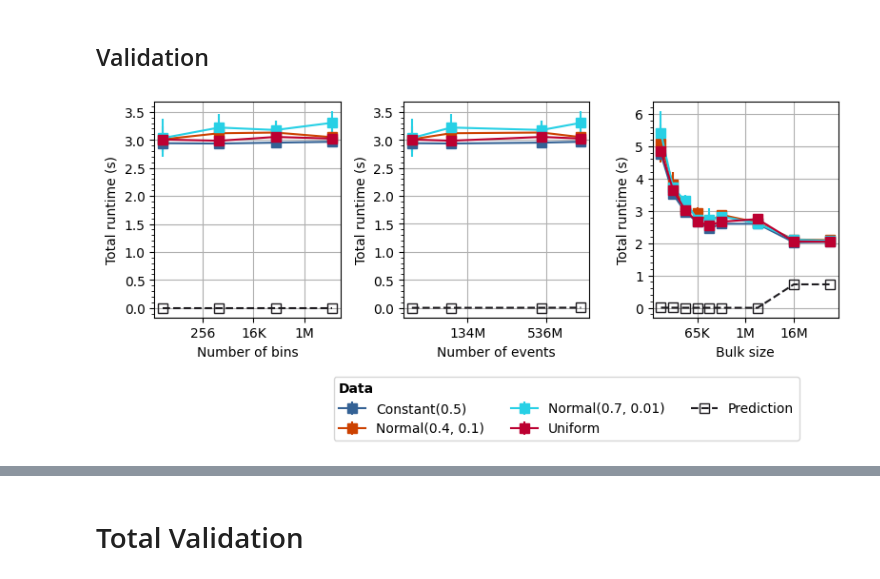
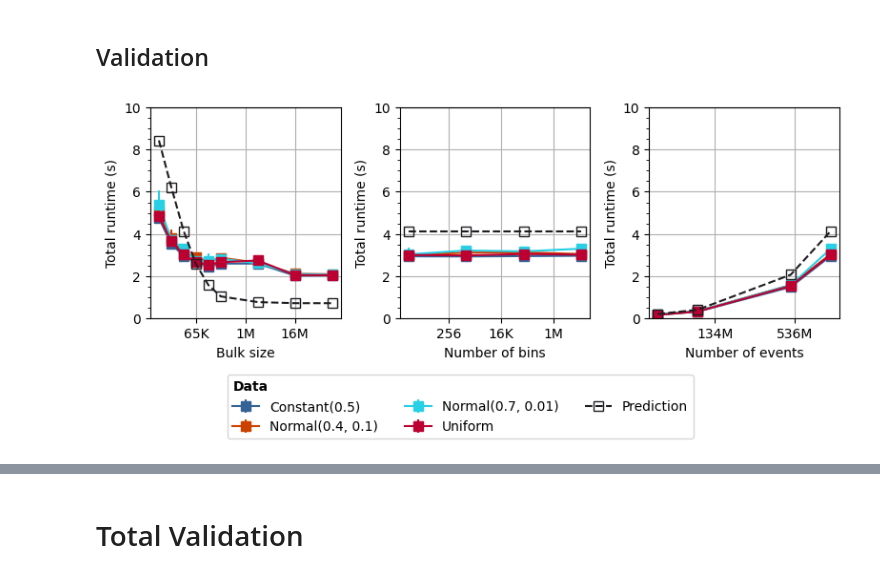
Before and after one commit to jolly-chen/msc-project, a Jupyter notebook: gpu-synchronous/validation.ipynb, the cells around one changed output, grey strips where cells are left out. Drawn from its saved outputs; the diff is of its cells as text; code cells hidden in the pictures.

Commit message:
[nb] updated plots

```diff
--- a/gpu-synchronous/validation.ipynb
+++ b/gpu-synchronous/validation.ipynb
@@ -2799,0 +3261,19 @@ plt.show()
+# %%
+def T_memcpy_das6(bytes, pinned):
+    alpha = gpu_alpha_pinned if pinned else gpu_alpha_paged
+    maxibw = gpu_maxibw_htod_pinned if pinned else gpu_maxibw_htod_paged
+    popt = ibw_smallpinned_popt if pinned else ibw_smallpaged_popt
+
+    try:
+        T = np.zeros(len(bytes)).astype(np.float64)
+        T[bytes < gpu_bw_threshold] = (
+            (1/ibw_small(bytes[bytes < gpu_bw_threshold], *popt))
+            * bytes[bytes < gpu_bw_threshold]
+        )
+        T[bytes >= gpu_bw_threshold] = maxibw * bytes[bytes >= gpu_bw_threshold]
+    except:
+        if bytes < gpu_bw_threshold:
+            T = (1/ibw_small(bytes, *popt)) * bytes
+        else:
+            T = maxibw * bytes
+    return T
@@ -2800,7 +3347,7 @@ plt.show()
 # %% [markdown]
 ## Validation
 # %%
-save = global_save; figname = f"{gpu_output_folder}/gpu_memcpy_validation_verbose.pdf"  # fmt: skip
+save = True; figname = f"{gpu_output_folder}/gpu_memcpy_validation_verbose.pdf"  # fmt: skip
 
 selected_env = "CUDA"
 selected_blocksize = 256
@@ -2814,7 +3361,7 @@ norm = unit_to_unit_factor("ns", unit)
 hmax = 10
 
 fig = plt.figure(figsize=(8, 3))
-ax = plt.subplot(131)
+ax = plt.subplot(132)
 
 dir = "HtoD"
 api = "cudaMemcpy"
@@ -2869,18 +3416,18 @@ plt.xscale("log", base=2)
 ax.xaxis.set_major_formatter(
     ticker.FuncFormatter(lambda x, _: f"{human_readable(int(x))}")
 )
-# plt.ylim([0, hmax])
+plt.ylim([0, hmax])
 plt.ylabel("Total runtime (s)")
 
 #####################
-ax = plt.subplot(132)
+ax = plt.subplot(133)
 for di, distr in enumerate(selected_distr):
     marg = (
         selected_env,
         selected_gpu,
         distr,
-        selected_nvals,
-        vd_unique_nbins,
+        vd_unique_nvals,
+        selected_nbins,
         selected_bulksize,
         selected_edges,
         dir,
@@ -2889,8 +3436,8 @@ for di, distr in enumerate(selected_distr):
         selected_env,
         selected_gpu,
         distr,
-        selected_nvals,
-        vd_unique_nbins,
+        vd_unique_nvals,
+        selected_nbins,
         selected_bulksize,
         selected_edges,
         api,
@@ -2920,11 +3467,11 @@ plt.xscale("log", base=2)
 ax.xaxis.set_major_formatter(
     ticker.FuncFormatter(lambda x, _: f"{human_readable(int(x))}")
 )
-# plt.ylim([0, hmax])
+plt.ylim([0, hmax])
 plt.ylabel("Total runtime (s)")
 
 #####################
-ax = plt.subplot(133)
+ax = plt.subplot(131)
 for di, distr in enumerate(selected_distr):
     marg = (
         selected_env,
@@ -2958,37 +3505,38 @@ for di, distr in enumerate(selected_distr):
     )
 
 ## Prediction
 pred = (
     2
     * T_memcpy_das6(vd_unique_bulksize * 8, False)
     * (selected_nvals / vd_unique_bulksize)
     * norm
 )
 ax.errorbar(vd_unique_bulksize, pred, label="Prediction", **pred_style)
 
 plt.xlabel("Bulk size")
 plt.xscale("log", base=2)
 ax.xaxis.set_major_formatter(
     ticker.FuncFormatter(lambda x, _: f"{human_readable(int(x))}")
 )
-# plt.ylim([0, hmax])
+plt.ylim([0, hmax])
 plt.ylabel("Total runtime (s)")
 
 ##############
 fig.tight_layout()
-plt.legend(
+ax = plt.subplot(133)
+ax.legend(
     title="Data",
     loc="lower left",
-    bbox_to_anchor=(-1.75, -0.6),
+    bbox_to_anchor=(-2.25, -0.6),
     ncols=3,
     alignment="left",
     title_fontproperties={"weight": "bold"},
 )
 if save:
     plt.savefig(figname, format="pdf", bbox_inches="tight")
 plt.show()
 # %% [output]
-[figure, old version]
+[figure, new version]
 # %%
 save = global_save; figname = f"{gpu_output_folder}/gpu_memcpy_validation.pdf"  # fmt: skip
 
```
Also changed, not shown: parts of 25 cells of this notebook, 2 other files.
